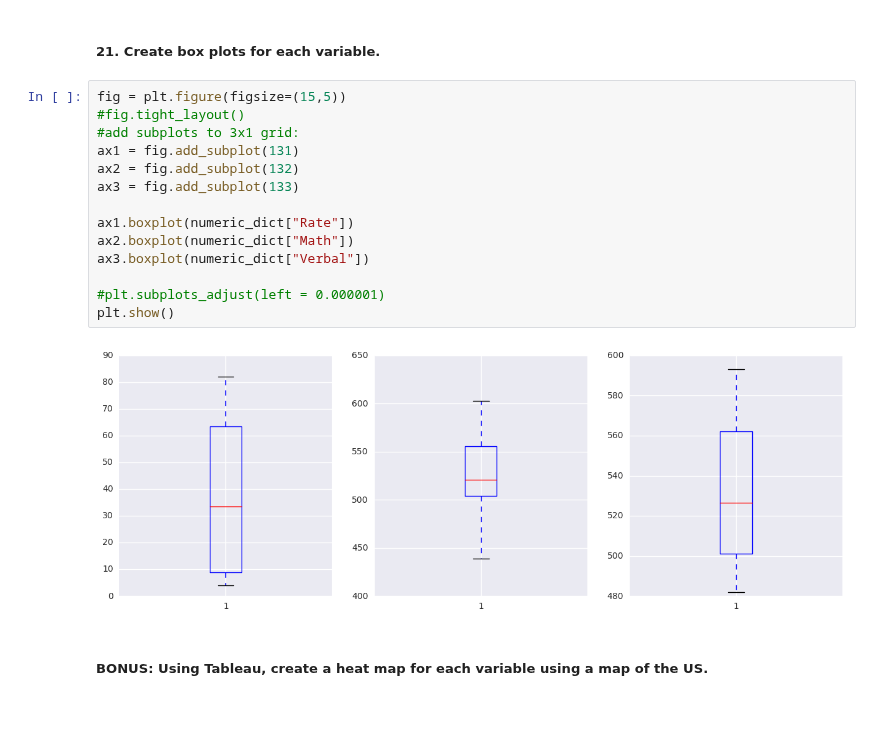
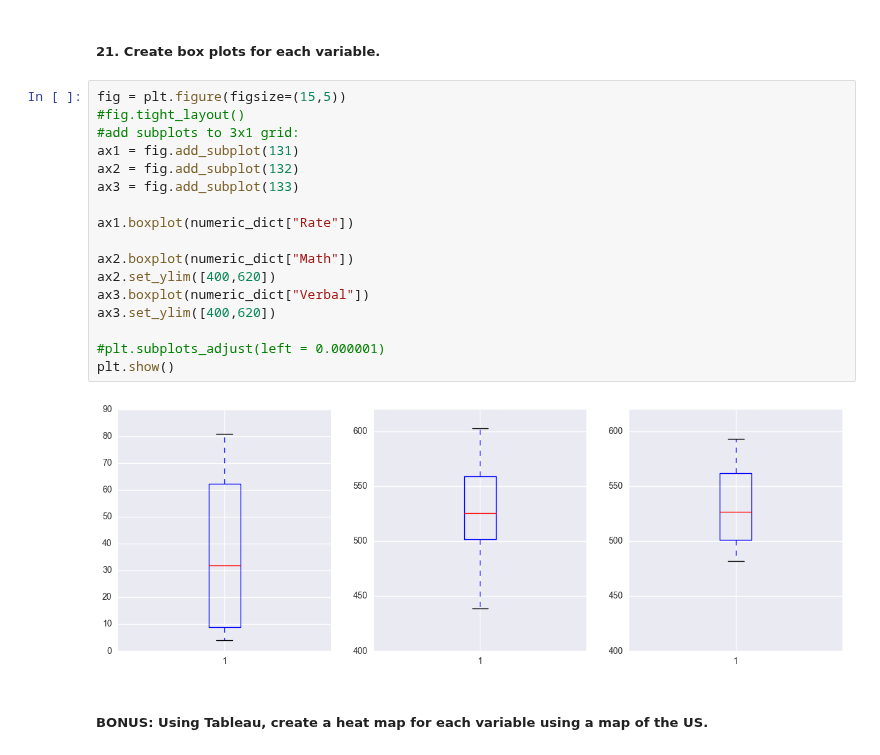
Before and after one commit to mohsseha/DSI-BOS-students, a Jupyter notebook: wedelljd/projects/project_1-JW.ipynb, the cells around one changed output. Drawn from its saved outputs; the diff is of its cells as text; blank space fills up the shorter version.

```diff
--- a/wedelljd/projects/project_1-JW.ipynb
+++ b/wedelljd/projects/project_1-JW.ipynb
@@ -226,19 +253,22 @@ Interesting that as math scores increase, verbal scores increase significantly w
 # %%
 fig = plt.figure(figsize=(15,5))
 #fig.tight_layout()
 #add subplots to 3x1 grid:
 ax1 = fig.add_subplot(131)
 ax2 = fig.add_subplot(132)
 ax3 = fig.add_subplot(133)
 
 ax1.boxplot(numeric_dict["Rate"])
+
 ax2.boxplot(numeric_dict["Math"])
+ax2.set_ylim([400,620])
 ax3.boxplot(numeric_dict["Verbal"])
+ax3.set_ylim([400,620])
 
 #plt.subplots_adjust(left = 0.000001)
 plt.show()
 # %% [output]
-[figure, old version]
+[figure, new version]
 # %% [markdown]
 ##### BONUS: Using Tableau, create a heat map for each variable using a map of the US.
 # %%
```
Also changed, not shown: parts of 7 cells of this notebook.
